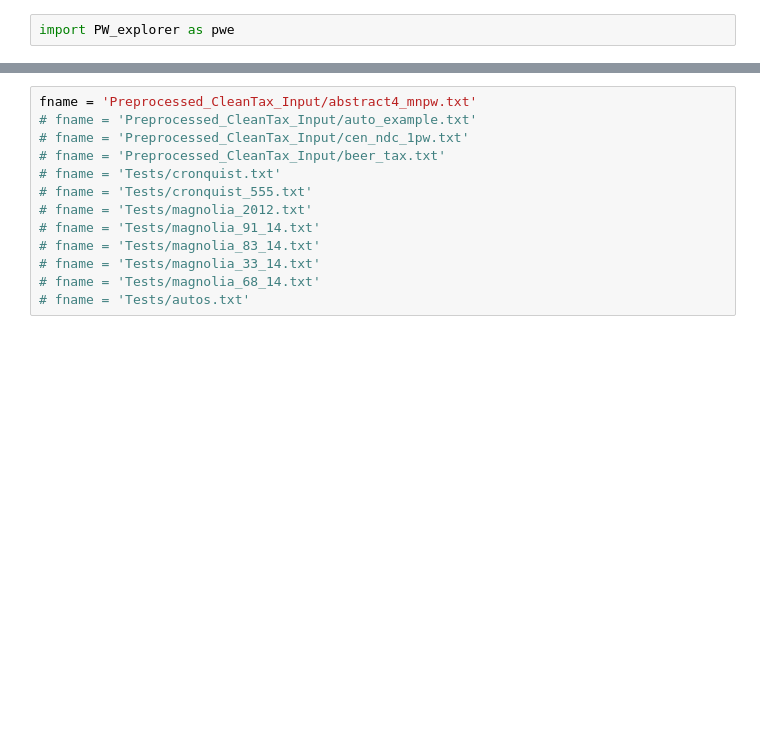
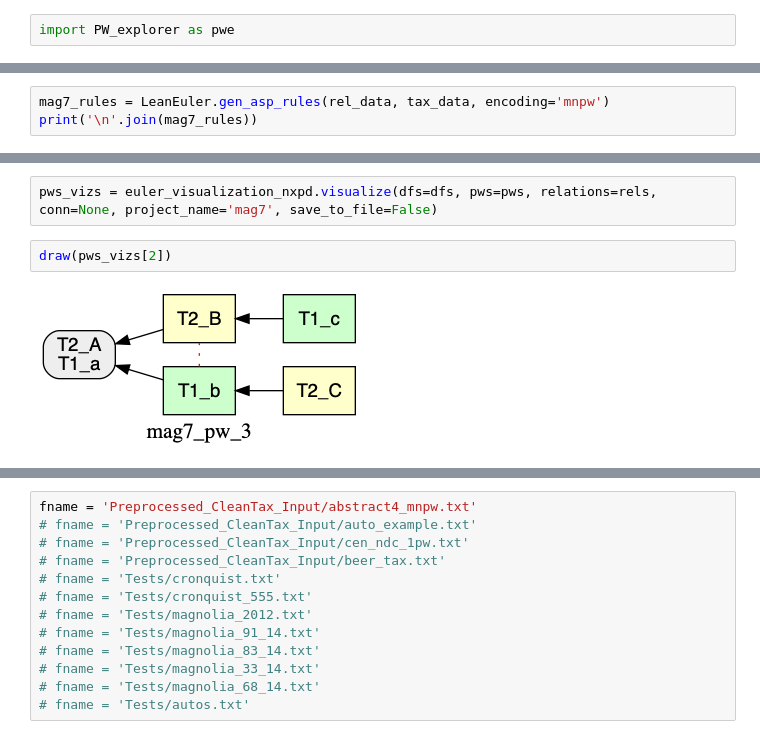
Before and after one commit to idaks/LeanEuler, a Jupyter notebook: PWE-Euler Examples for Paper.ipynb, the cells around one changed output, grey strips where cells are left out. Cells and saved outputs as stored; diff of their text form; blank space fills up the shorter version.

```diff
--- a/lean_euler.ipynb
+++ b/PWE-Euler Examples for Paper.ipynb
@@ -23,0 +63,3 @@ import PW_explorer as pwe
+# %%
+mag7_rules = LeanEuler.gen_asp_rules(rel_data, tax_data, encoding='mnpw')
+print('\n'.join(mag7_rules))
@@ -23,0 +129,6 @@ import PW_explorer as pwe
+# %%
+pws_vizs = euler_visualization_nxpd.visualize(dfs=dfs, pws=pws, relations=rels, conn=None, project_name='mag7', save_to_file=False)
+# %%
+draw(pws_vizs[2])
+# %% [output]
+[figure, added]
```
Also changed, not shown: parts of 26 cells of this notebook.
